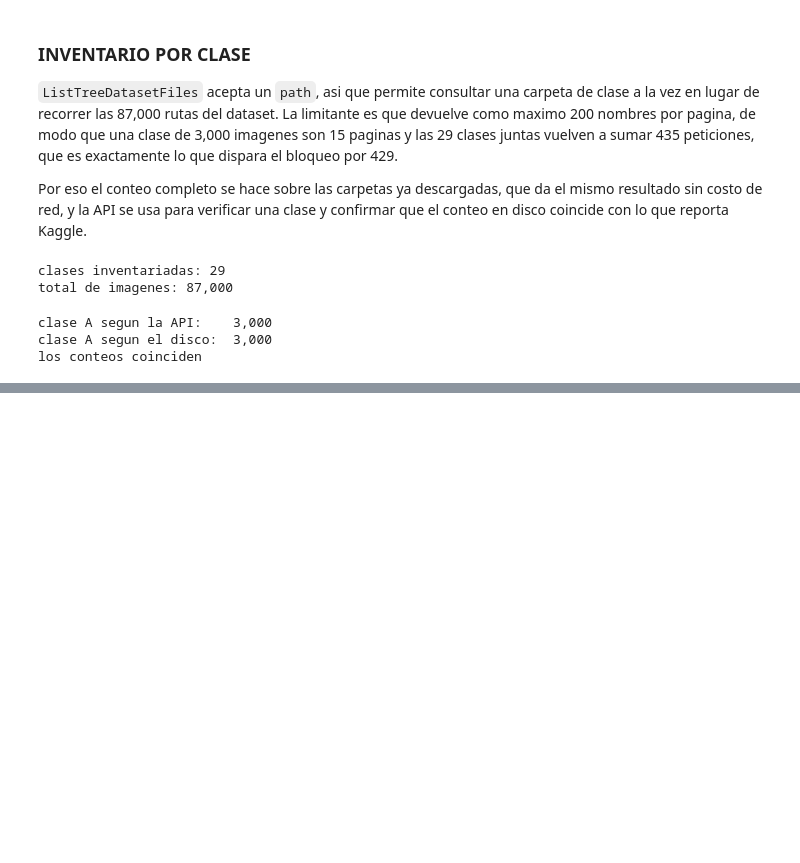
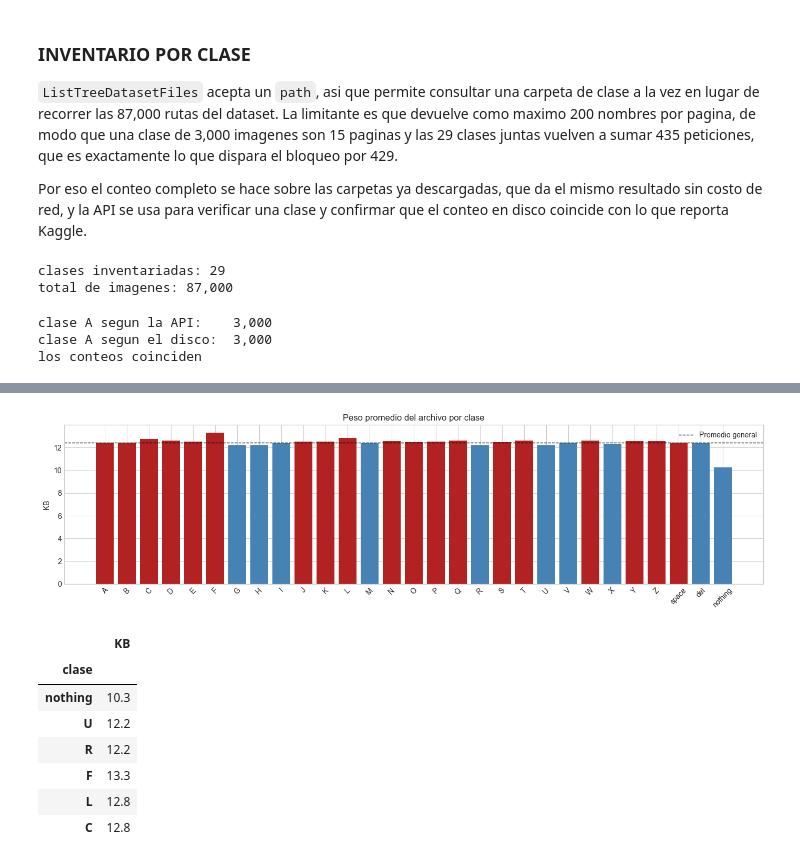
Before and after one commit to abbydoag/Labs_DataSci, a Jupyter notebook: Lab3/01_EDA.ipynb, the cells around one changed output, grey strips where cells are left out. Saved outputs shown, nothing was run; the diff lists cells and outputs as text; code cells hidden in the pictures; blank space fills up the shorter version.

```diff
--- a/Lab3/01_EDA.ipynb
+++ b/Lab3/01_EDA.ipynb
@@ -158,0 +243,25 @@ los conteos coinciden
+# %%
+peso = inventario.set_index("clase")["kb_promedio"].reindex(CLASES)
+
+fig, ax = plt.subplots(figsize=(14, 4))
+colores = ["firebrick" if v > peso.mean() else "steelblue" for v in peso]
+ax.bar(peso.index, peso.values, color=colores)
+ax.axhline(peso.mean(), color="black", ls="--", lw=1, label="Promedio general")
+ax.set(title="Peso promedio del archivo por clase", ylabel="KB")
+ax.tick_params(axis="x", rotation=45)
+ax.legend()
+plt.tight_layout()
+plt.show()
+
+extremos = pd.concat([peso.nsmallest(3), peso.nlargest(3)]).to_frame("KB")
+display(extremos.style.format({"KB": "{:.1f}"}))
+# %% [output]
+[figure, added]
+|  | KB |
+| clase |  |
+| nothing | 10.3 |
+| U | 12.2 |
+| R | 12.2 |
+| F | 13.3 |
+| L | 12.8 |
+| C | 12.8 |
```
Also changed, not shown: parts of 8 cells of this notebook.
